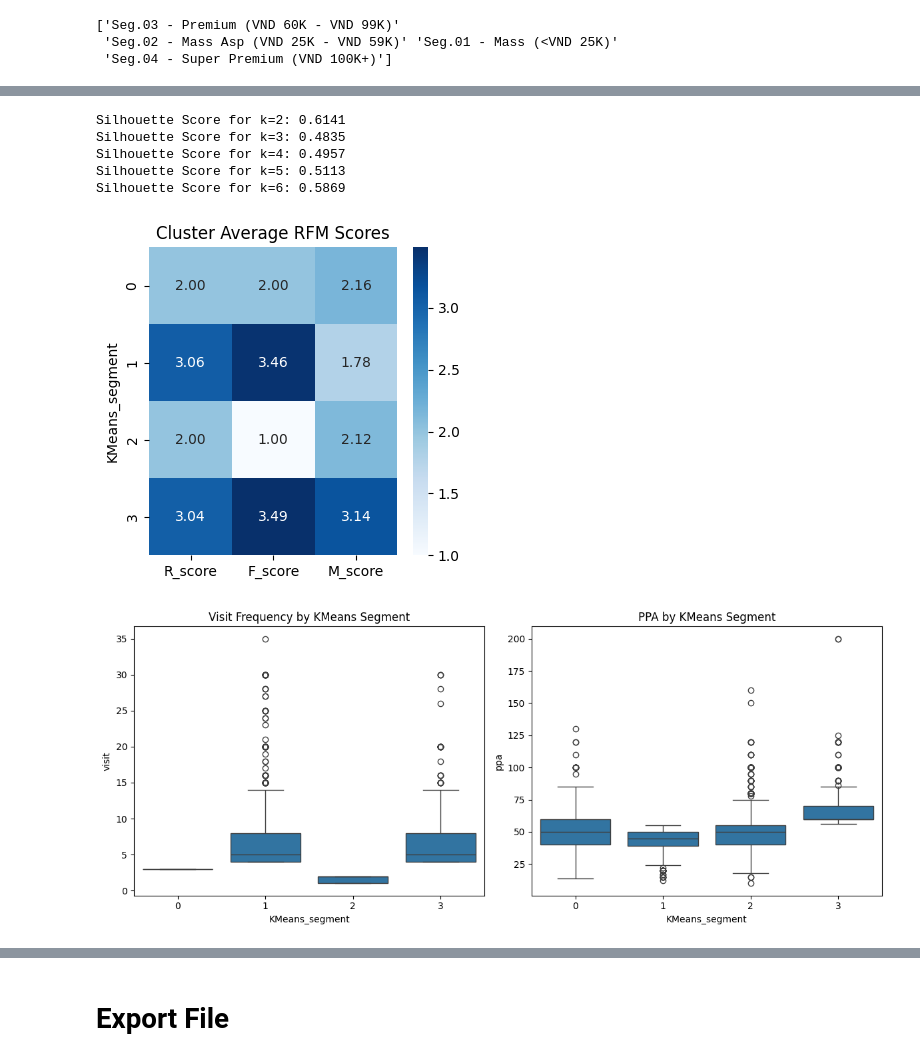
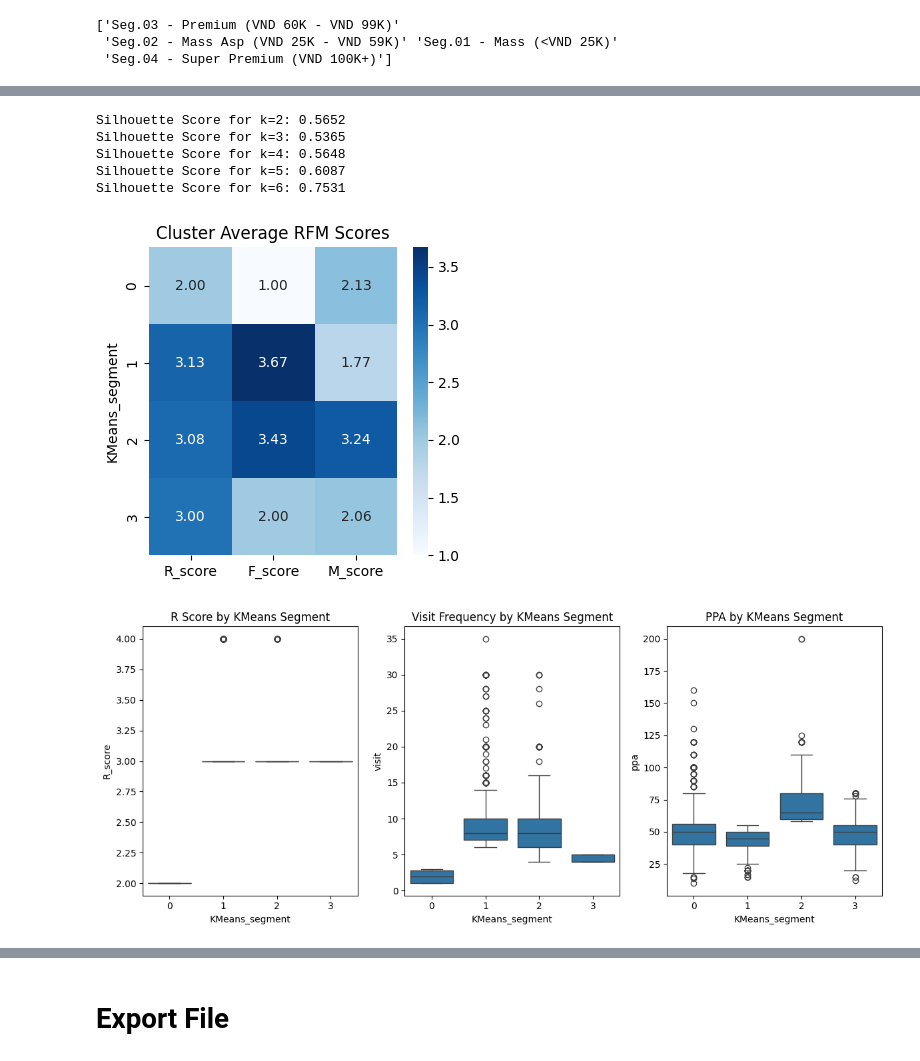
Before and after one commit to Truong2003-tqd/Highlands-Customer-Analysis, a Jupyter notebook: Preprocessing Notebook/preprocessing.ipynb, the cells around one changed output, grey strips where cells are left out. Drawn from its saved outputs; the diff is of its cells as text; code cells hidden in the pictures.

```diff
--- a/Preprocessing Notebook/preprocessing.ipynb
+++ b/Preprocessing Notebook/preprocessing.ipynb
@@ -2148,12 +2148,18 @@ brand_image_df = merged_df.drop(columns=['brand_health'])
 # **Customer Segmentation**
 # %%
 # Create segmentation dataframe from brand_health_df
-exclude_columns = ['comprehension', 'brand_likability', 'spontaneous', 'nps_p3m', 'nps_p3m_group', 'answer_index', 'brand_key']
-segmentation_df = brand_health_df[[col for col in brand_health_df.columns if col not in exclude_columns]].drop_duplicates()
+exclude_columns = ['comprehension', 'brand_likability', 'spontaneous', 'nps_p3m', 'nps_p3m_group']
+selected_df = brand_health_df[[col for col in brand_health_df.columns if col not in exclude_columns]].drop_duplicates()
 
 # Only select rows where brand column is ...
 brand_names = ["Highlands Coffee", "The Coffee House", "Trung Nguyên", "Phúc Long", "Starbucks", "Cộng Cà Phê"]
-segmentation_df = segmentation_df[segmentation_df['brand'].isin(brand_names)]
-
-# Drop rows where spending is missing
-segmentation_df = segmentation_df.dropna(subset=['spending'])
+selected_df = selected_df[selected_df['brand'].isin(brand_names)]
+# %%
+# Create segment_name column, mapping rows where P3M "Yes" and P1M "No" to 'Churned Customer'
+selected_df['segment_name'] = selected_df.apply(
+    lambda row: 'Churned Customer' if row['p3m'] == 'Yes' and row['p1m'] == 'No' else None,
+    axis=1
+)
+# %%
+# Drop rows where segment_name is already assigned
+segmentation_df = selected_df[selected_df['segment_name'].isna()]
@@ -2206,11 +2215,11 @@ q3 = segmentation_df['visit'].quantile(0.75)
 def F_score(visit):
     if pd.isna(visit):
         return np.nan
-    elif visit <= q1:
+    elif visit <= 3:
         return 1
-    elif visit <= q2:
+    elif visit <= 5:
         return 2
-    elif visit <= q3:
+    elif visit <= 7:
         return 3
     else:
         return 4
@@ -2298,11 +2307,11 @@ for k in range(2, 7):
     silhouette_avg = silhouette_score(segmentation_df[['R_score', 'F_score', 'M_score']], kmeans.labels_)
     print(f"Silhouette Score for k={k}: {silhouette_avg:.4f}")
 # %% [output]
-Silhouette Score for k=2: 0.6141
-Silhouette Score for k=3: 0.4835
-Silhouette Score for k=4: 0.4957
-Silhouette Score for k=5: 0.5113
-Silhouette Score for k=6: 0.5869
+Silhouette Score for k=2: 0.5652
+Silhouette Score for k=3: 0.5365
+Silhouette Score for k=4: 0.5648
+Silhouette Score for k=5: 0.6087
+Silhouette Score for k=6: 0.7531
 # %%
 # From elbow method and silhouette analysis, we can choose k=4
 kmeans = KMeans(n_clusters=4, random_state=42)
@@ -2316,18 +2325,20 @@ sns.heatmap(cluster_means, annot=True, cmap='Blues', fmt='.2f')
 plt.title('Cluster Average RFM Scores')
 plt.show()
 # %% [output]
-[figure, old version]
+[figure, new version]
 # %%
 # Boxplot of visit and ppa by KMeans_segment
-fig, axes = plt.subplots(1, 2, figsize=(12, 5))
-sns.boxplot(x='KMeans_segment', y='visit', data=segmentation_df, ax=axes[0])
-axes[0].set_title('Visit Frequency by KMeans Segment')
-sns.boxplot(x='KMeans_segment', y='ppa', data=segmentation_df, ax=axes[1])
-axes[1].set_title('PPA by KMeans Segment')
+fig, axes = plt.subplots(1, 3, figsize=(12, 5))
+sns.boxplot(x='KMeans_segment', y='R_score', data=segmentation_df, ax=axes[0])
+axes[0].set_title('R Score by KMeans Segment')
+sns.boxplot(x='KMeans_segment', y='visit', data=segmentation_df, ax=axes[1])
+axes[1].set_title('Visit Frequency by KMeans Segment')
+sns.boxplot(x='KMeans_segment', y='ppa', data=segmentation_df, ax=axes[2])
+axes[2].set_title('PPA by KMeans Segment')
 plt.tight_layout()
 plt.show()
 # %% [output]
-[figure, old version]
+[figure, new version]
 # %%
 # Scatter plot of visit and ppa colored by KMeans_segment
 plt.figure(figsize=(6, 4))
```
Also changed, not shown: parts of 10 cells of this notebook, 4 other files.
